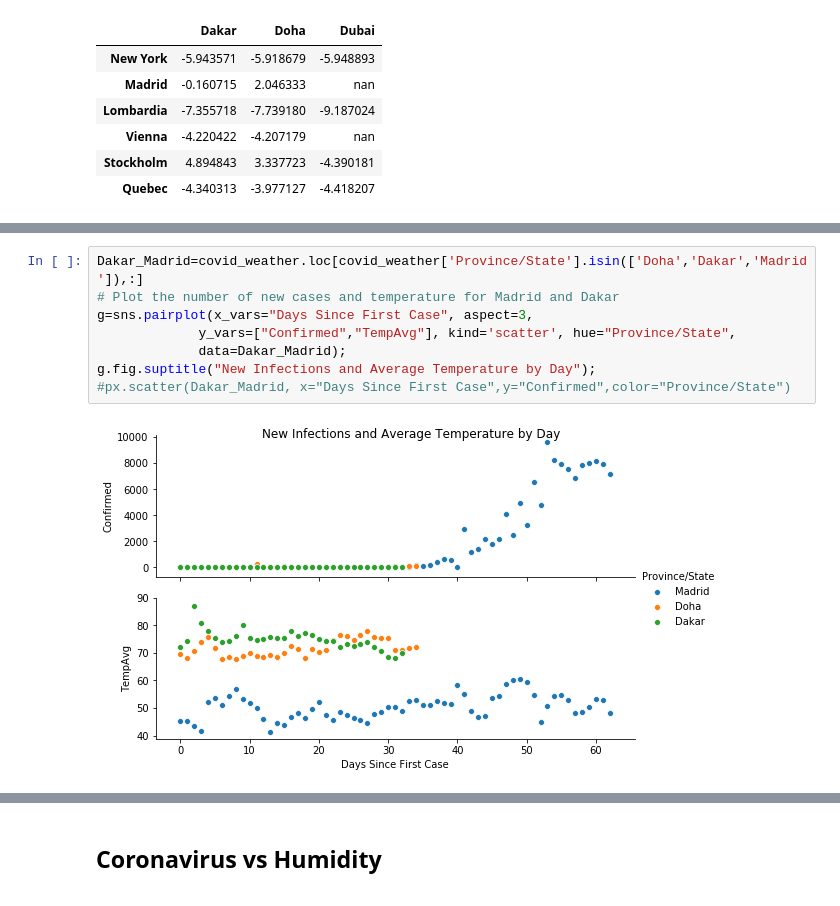
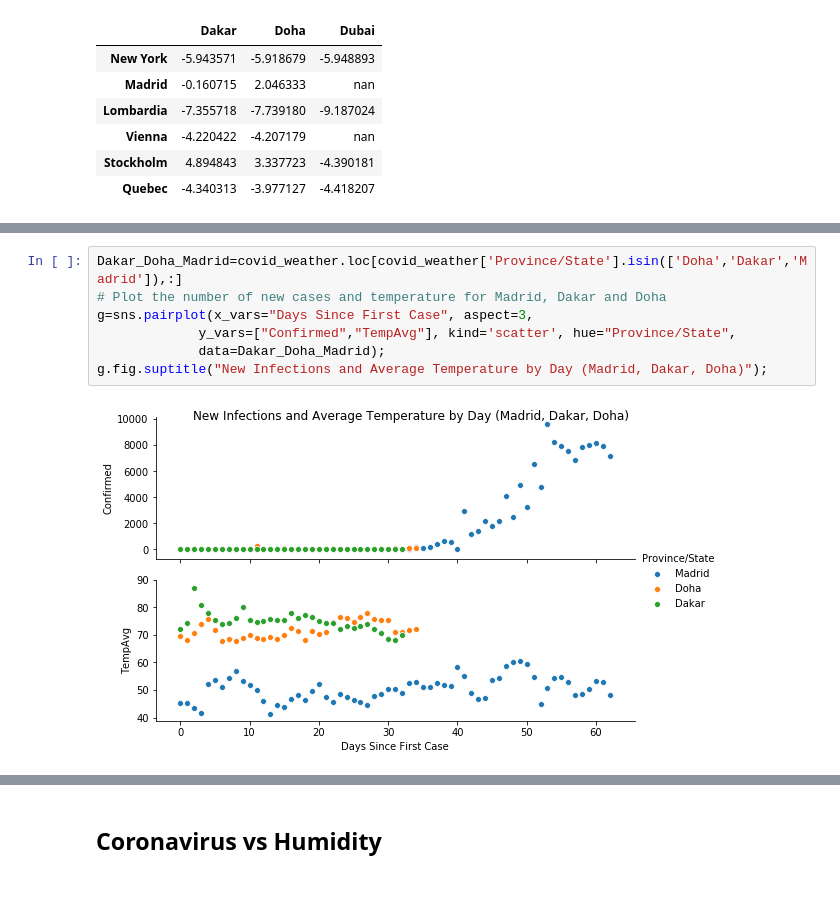
Before and after one commit to Yasel-Garces/The-impact-of-weather-in-the-coronavirus-spread, a Jupyter notebook: The-impact-of-weather-in-the-coronavirus-spread.ipynb, the cells around one changed output, grey strips where cells are left out. Cells and saved outputs as stored; diff of their text form.

```diff
--- a/The-impact-of-weather-in-the-coronavirus-spread.ipynb
+++ b/The-impact-of-weather-in-the-coronavirus-spread.ipynb
@@ -746,11 +744,10 @@ In 12 of the 16 hypothesis tests, we reject the null hypothesis in favor of the
         2. Other factors (like socioculturals) make a huge impact in the spread of the virus. This looks like a more reasonable hypothesis, but we are not going deeper here because this topic is beyond the scope of this project.
 # %%
-Dakar_Madrid=covid_weather.loc[covid_weather['Province/State'].isin(['Doha','Dakar','Madrid']),:]
-# Plot the number of new cases and temperature for Madrid and Dakar
+Dakar_Doha_Madrid=covid_weather.loc[covid_weather['Province/State'].isin(['Doha','Dakar','Madrid']),:]
+# Plot the number of new cases and temperature for Madrid, Dakar and Doha
 g=sns.pairplot(x_vars="Days Since First Case", aspect=3,
              y_vars=["Confirmed","TempAvg"], kind='scatter', hue="Province/State",
-             data=Dakar_Madrid);
-g.fig.suptitle("New Infections and Average Temperature by Day");
-#px.scatter(Dakar_Madrid, x="Days Since First Case",y="Confirmed",color="Province/State")
+             data=Dakar_Doha_Madrid);
+g.fig.suptitle("New Infections and Average Temperature by Day (Madrid, Dakar, Doha)");
 # %% [output]
-[figure, old version]
+[figure, new version]
```
Also changed, not shown: parts of 5 cells of this notebook.
